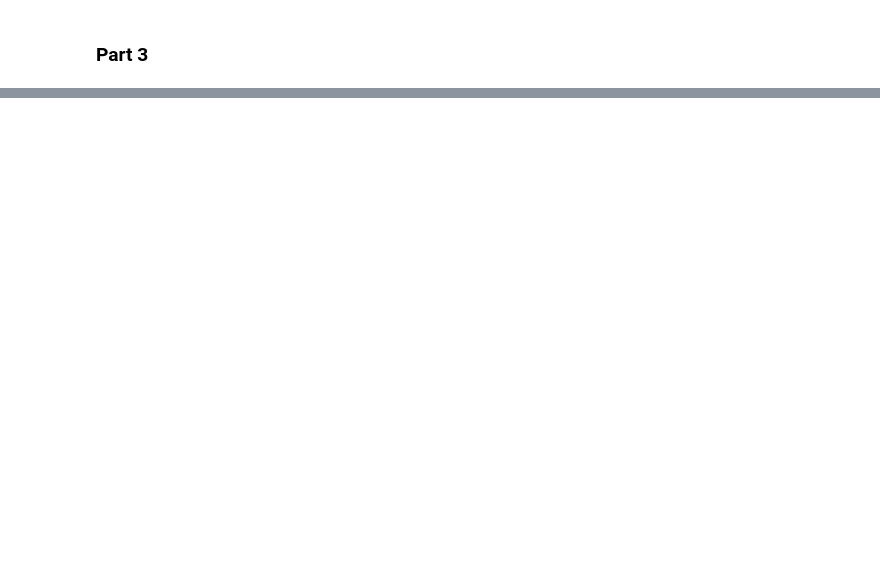
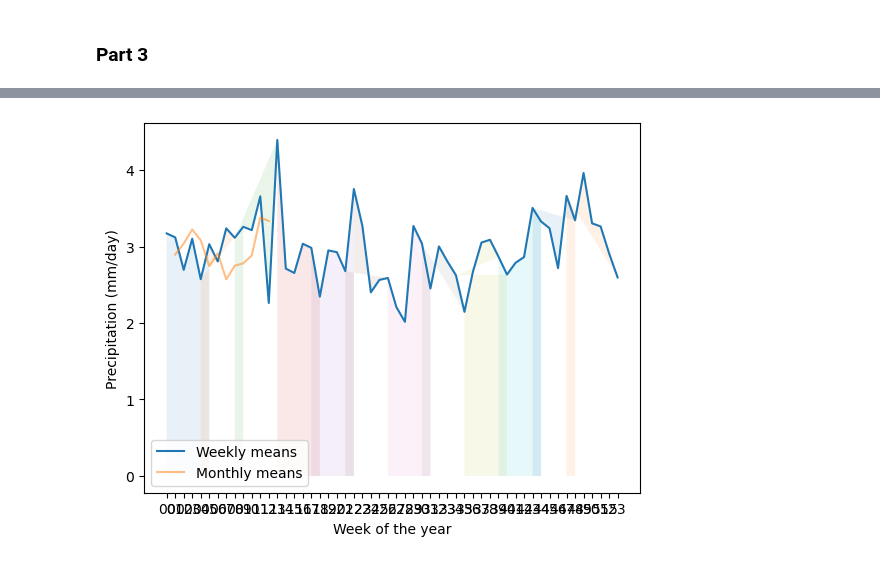
Before and after one commit to kb1190/kushbasnet, a Jupyter notebook: ESCI 796.02_Class Project.ipynb, the cells around one changed output, grey strips where cells are left out. Cells and saved outputs as stored; diff of their text form; code cells hidden in the pictures; blank space fills up the shorter version.

```diff
--- a/ESCI 796.02_Class Project.ipynb
+++ b/ESCI 796.02_Class Project.ipynb
@@ -155,0 +193,30 @@ plt.show()
+# %%
+# Create a new column with the week number
+data['week'] = data.index.strftime('%U')
+
+# Compute the mean precipitation for each week of the year
+weekly_means = data.groupby('week')['precip'].mean()
+
+# Create a new column with the month number
+data['month'] = data.index.month
+
+# Compute the mean precipitation for each month of the year
+monthly_means = data.groupby('month')['precip'].mean()
+
+# Plot the weekly means with the monthly means as a background
+fig, ax = plt.subplots()
+ax.plot(weekly_means.index, weekly_means.values, label='Weekly means')
+ax.plot(monthly_means.index, monthly_means.values, label='Monthly means', alpha=0.5)
+
+# Highlight the seasonality
+for month in range(1, 13):
+    week_numbers = data.loc[data['month'] == month, 'week'].unique()
+    ax.fill_between(week_numbers, 0, weekly_means.loc[week_numbers], alpha=0.1)
+
+# Set the axis labels and legend
+ax.set_xlabel('Week of the year')
+ax.set_ylabel('Precipitation (mm/day)')
+ax.legend()
+plt.show()
+# %% [output]
+[figure, added]
```
Also changed, not shown: parts of 16 cells of this notebook.
